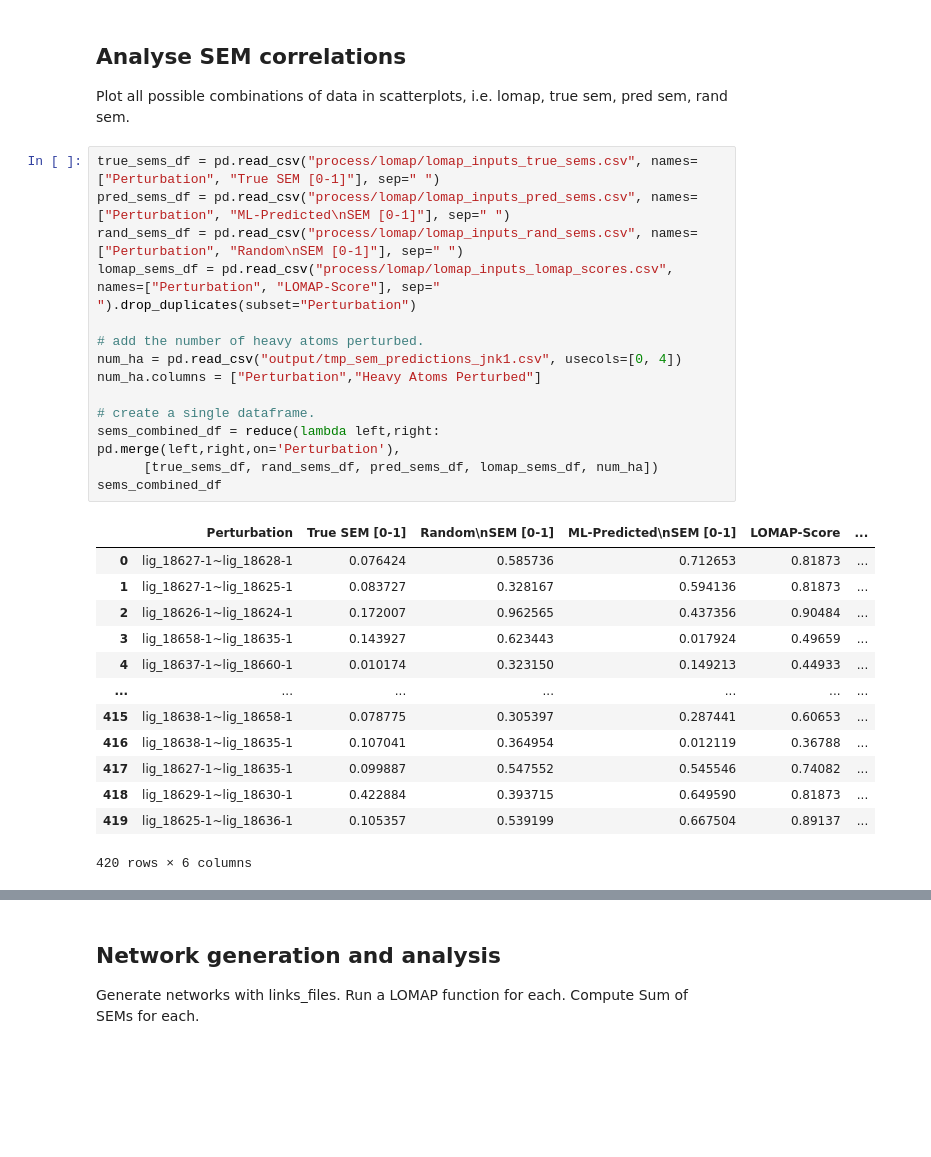
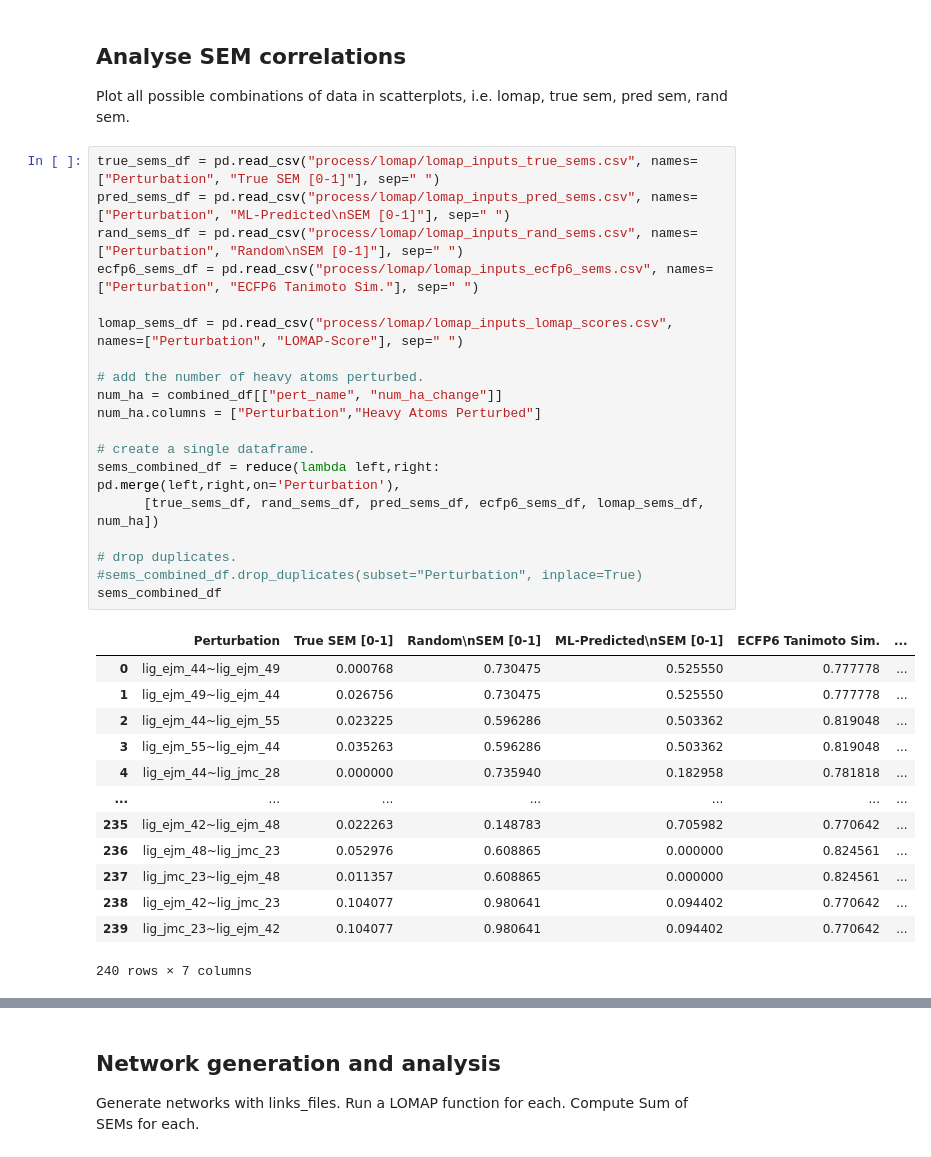
Before and after one commit to michellab/RBFENN, a Jupyter notebook: ANALYSIS/perturbation_networks/_05_generate_perturbation_networks.ipynb, the cells around one changed output, grey strips where cells are left out. Cells and saved outputs as stored; diff of their text form; blank space fills up the shorter version.

```diff
--- a/ANALYSIS/perturbation_networks/_05_generate_perturbation_networks.ipynb
+++ b/ANALYSIS/perturbation_networks/_05_generate_perturbation_networks.ipynb
@@ -303,31 +136,36 @@ Plot all possible combinations of data in scatterplots, i.e. lomap, true sem, pr
 # %%
 true_sems_df = pd.read_csv("process/lomap/lomap_inputs_true_sems.csv", names=["Perturbation", "True SEM [0-1]"], sep=" ")
 pred_sems_df = pd.read_csv("process/lomap/lomap_inputs_pred_sems.csv", names=["Perturbation", "ML-Predicted\nSEM [0-1]"], sep=" ")
 rand_sems_df = pd.read_csv("process/lomap/lomap_inputs_rand_sems.csv", names=["Perturbation", "Random\nSEM [0-1]"], sep=" ")
-lomap_sems_df = pd.read_csv("process/lomap/lomap_inputs_lomap_scores.csv", names=["Perturbation", "LOMAP-Score"], sep=" ").drop_duplicates(subset="Perturbation")
+ecfp6_sems_df = pd.read_csv("process/lomap/lomap_inputs_ecfp6_sems.csv", names=["Perturbation", "ECFP6 Tanimoto Sim."], sep=" ")
+
+lomap_sems_df = pd.read_csv("process/lomap/lomap_inputs_lomap_scores.csv", names=["Perturbation", "LOMAP-Score"], sep=" ")
 
 # add the number of heavy atoms perturbed.
-num_ha = pd.read_csv("output/tmp_sem_predictions_jnk1.csv", usecols=[0, 4])
+num_ha = combined_df[["pert_name", "num_ha_change"]]
 num_ha.columns = ["Perturbation","Heavy Atoms Perturbed"]
 
 # create a single dataframe.
 sems_combined_df = reduce(lambda left,right: pd.merge(left,right,on='Perturbation'),
-      [true_sems_df, rand_sems_df, pred_sems_df, lomap_sems_df, num_ha])
+      [true_sems_df, rand_sems_df, pred_sems_df, ecfp6_sems_df, lomap_sems_df, num_ha])
+
+# drop duplicates.
+#sems_combined_df.drop_duplicates(subset="Perturbation", inplace=True)
 sems_combined_df
 # %% [output]
-|  | Perturbation | True SEM [0-1] | Random\nSEM [0-1] | ML-Predicted\nSEM [0-1] | LOMAP-Score | ... |
-| 0 | lig_18627-1~lig_18628-1 | 0.076424 | 0.585736 | 0.712653 | 0.81873 | ... |
-| 1 | lig_18627-1~lig_18625-1 | 0.083727 | 0.328167 | 0.594136 | 0.81873 | ... |
-| 2 | lig_18626-1~lig_18624-1 | 0.172007 | 0.962565 | 0.437356 | 0.90484 | ... |
-| 3 | lig_18658-1~lig_18635-1 | 0.143927 | 0.623443 | 0.017924 | 0.49659 | ... |
-| 4 | lig_18637-1~lig_18660-1 | 0.010174 | 0.323150 | 0.149213 | 0.44933 | ... |
+|  | Perturbation | True SEM [0-1] | Random\nSEM [0-1] | ML-Predicted\nSEM [0-1] | ECFP6 Tanimoto Sim. | ... |
+| 0 | lig_ejm_44~lig_ejm_49 | 0.000768 | 0.730475 | 0.525550 | 0.777778 | ... |
+| 1 | lig_ejm_49~lig_ejm_44 | 0.026756 | 0.730475 | 0.525550 | 0.777778 | ... |
+| 2 | lig_ejm_44~lig_ejm_55 | 0.023225 | 0.596286 | 0.503362 | 0.819048 | ... |
+| 3 | lig_ejm_55~lig_ejm_44 | 0.035263 | 0.596286 | 0.503362 | 0.819048 | ... |
+| 4 | lig_ejm_44~lig_jmc_28 | 0.000000 | 0.735940 | 0.182958 | 0.781818 | ... |
 | ... | ... | ... | ... | ... | ... | ... |
-| 415 | lig_18638-1~lig_18658-1 | 0.078775 | 0.305397 | 0.287441 | 0.60653 | ... |
-| 416 | lig_18638-1~lig_18635-1 | 0.107041 | 0.364954 | 0.012119 | 0.36788 | ... |
-| 417 | lig_18627-1~lig_18635-1 | 0.099887 | 0.547552 | 0.545546 | 0.74082 | ... |
-| 418 | lig_18629-1~lig_18630-1 | 0.422884 | 0.393715 | 0.649590 | 0.81873 | ... |
-| 419 | lig_18625-1~lig_18636-1 | 0.105357 | 0.539199 | 0.667504 | 0.89137 | ... |
+| 235 | lig_ejm_42~lig_ejm_48 | 0.022263 | 0.148783 | 0.705982 | 0.770642 | ... |
+| 236 | lig_ejm_48~lig_jmc_23 | 0.052976 | 0.608865 | 0.000000 | 0.824561 | ... |
+| 237 | lig_jmc_23~lig_ejm_48 | 0.011357 | 0.608865 | 0.000000 | 0.824561 | ... |
+| 238 | lig_ejm_42~lig_jmc_23 | 0.104077 | 0.980641 | 0.094402 | 0.770642 | ... |
+| 239 | lig_jmc_23~lig_ejm_42 | 0.104077 | 0.980641 | 0.094402 | 0.770642 | ... |
-420 rows × 6 columns
+240 rows × 7 columns
 # %%
 def computeStats(input_df):
     """return statistics input for table to plot."""
```
Also changed, not shown: parts of 40 cells of this notebook.
